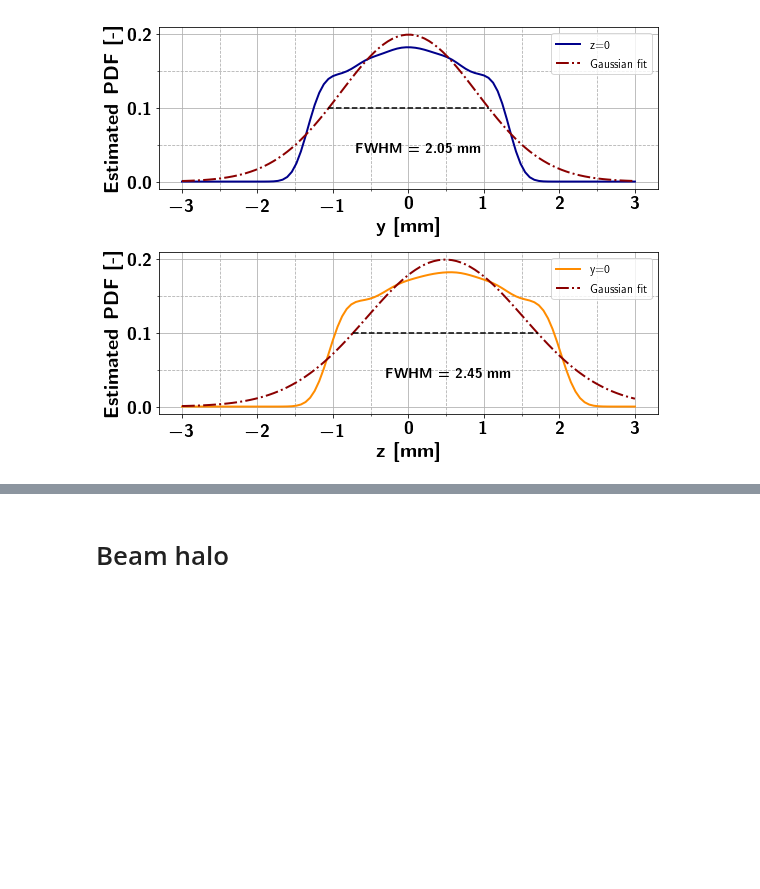
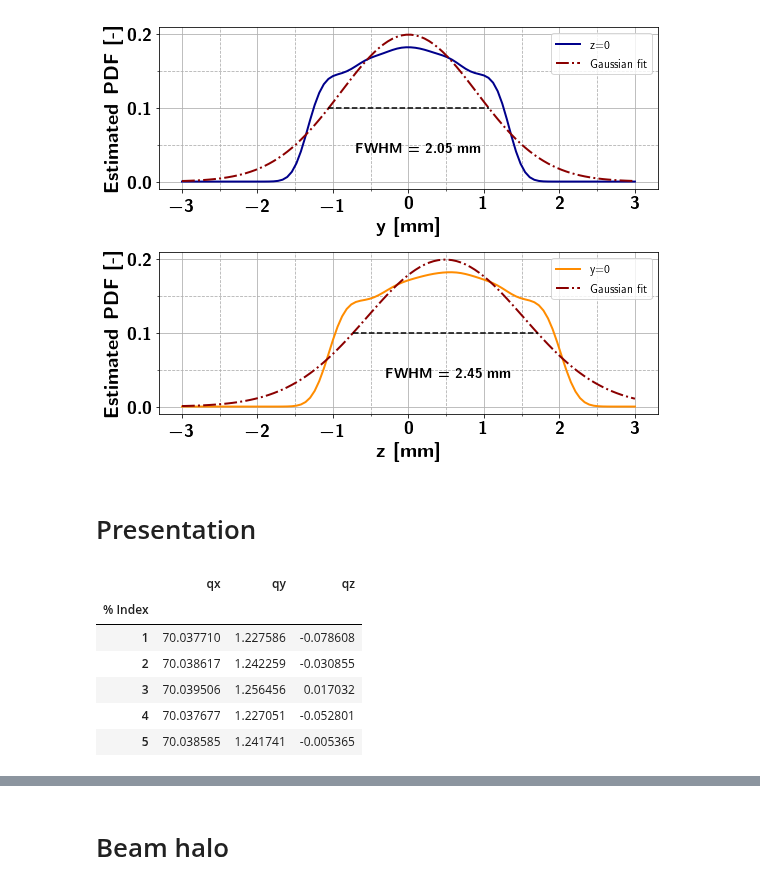
Before and after one commit to kromerh/phd_python, a Jupyter notebook: 03_COMSOL/03_BeamOptics/09.EmittingSpotSizeSimulation/03.EmittingSpotSize_Mesh_refinement_particle_on_target.ipynb, the cells around one changed output, grey strips where cells are left out. Saved outputs shown, nothing was run; the diff lists cells and outputs as text; code cells hidden in the pictures; blank space fills up the shorter version.

```diff
--- a/03_COMSOL/03_BeamOptics/09.EmittingSpotSizeSimulation/03.EmittingSpotSize_Mesh_refinement_particle_on_target.ipynb
+++ b/03_COMSOL/03_BeamOptics/09.EmittingSpotSizeSimulation/03.EmittingSpotSize_Mesh_refinement_particle_on_target.ipynb
@@ -515,3 +515,15 @@ FWHM in x: 2.1223695675453524
 FWHM in y: 2.445700041889826
 0.19979337612011788 0.19979337612011788
 [figure]
+# %% [markdown]
+# Presentation
+# %%
+data.head()
+# %% [output]
+|  | qx | qy | qz |
+| % Index |  |  |  |
+| 1 | 70.037710 | 1.227586 | -0.078608 |
+| 2 | 70.038617 | 1.242259 | -0.030855 |
+| 3 | 70.039506 | 1.256456 | 0.017032 |
+| 4 | 70.037677 | 1.227051 | -0.052801 |
+| 5 | 70.038585 | 1.241741 | -0.005365 |
```
Also changed, not shown: parts of 6 cells of this notebook, 6 other files.
